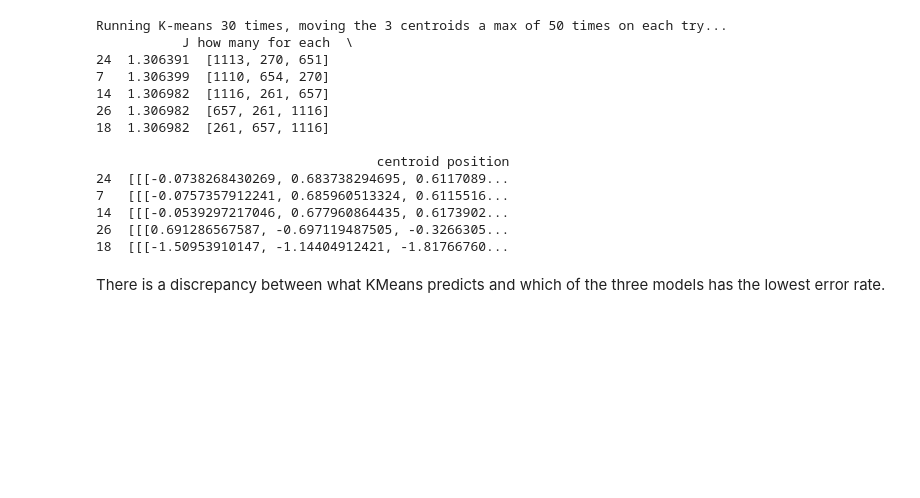
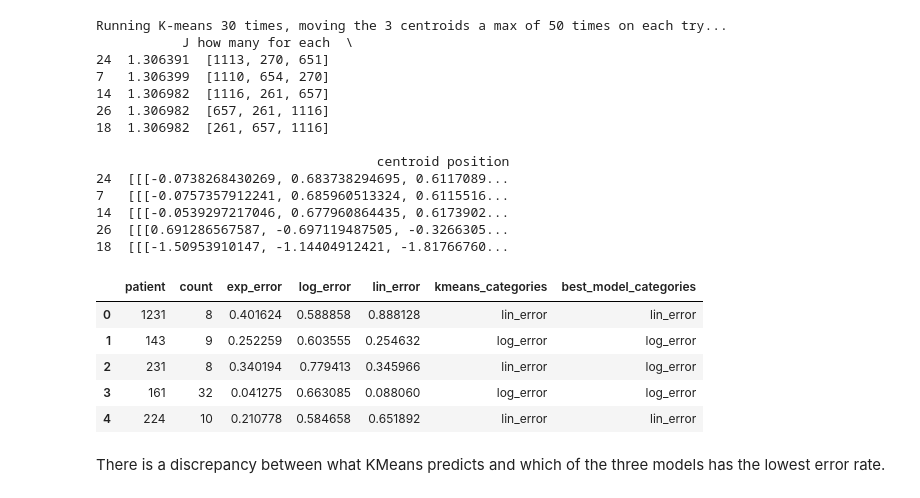
Before and after one commit to aok1425/modeling_funding_curves, a Jupyter notebook: Segmenting profiles by funding pattern.ipynb, the cells around one changed output. Cells and saved outputs as stored; diff of their text form; code cells hidden in the pictures; blank space fills up the shorter version.

```diff
--- a/Segmenting profiles by funding pattern.ipynb
+++ b/Segmenting profiles by funding pattern.ipynb
@@ -252,6 +263,6 @@ df.tail()
 # %%
 import kmeans
-km = kmeans.KMeans(max_iters=50, tries=30)
+km = kmeans.KMeans(max_iters=5, tries=10)
 # %%
 from sklearn import preprocessing
 df_scaled = preprocessing.scale(df.ix[:,'exp_error':'lin_error']) #standardizing the data
@@ -298,11 +309,20 @@ Running K-means 30 times, moving the 3 centroids a max of 50 times on each try..
 18  [[[-1.50953910147, -1.14404912421, -1.81766760...
 # %%
 df['kmeans_categories'] = km.find_centroid_for_each()
-df['kmeans_categories'] = df['kmeans_categories'].map({0:'lin_error', 1:'exp_error', 2:'log_error'})
+df['kmeans_categories'] = df['kmeans_categories'].map({0:'exp_error', 1:'log_error', 2:'lin_error'})
 df['best_model_categories'] = df.ix[:,'exp_error':'lin_error'].idxmax(axis=1)
 
 #note: better off loading the pickle here bc the numbers might not map correctly to the label, as I'm doing random K-Means each time
 #for future work, I could use Naive Bayes to have the number map automatically to the label
+# %%
+df.head()
+# %% [output]
+|  | patient | count | exp_error | log_error | lin_error | kmeans_categories | best_model_categories |
+| 0 | 1231 | 8 | 0.401624 | 0.588858 | 0.888128 | lin_error | lin_error |
+| 1 | 143 | 9 | 0.252259 | 0.603555 | 0.254632 | log_error | log_error |
+| 2 | 231 | 8 | 0.340194 | 0.779413 | 0.345966 | lin_error | log_error |
+| 3 | 161 | 32 | 0.041275 | 0.663085 | 0.088060 | log_error | log_error |
+| 4 | 224 | 10 | 0.210778 | 0.584658 | 0.651892 | lin_error | lin_error |
 # %%
 df = pd.read_pickle('./saved_tables/predicted_curves_for_each_profile.pkl')
 # %% [markdown]
```
Also changed, not shown: parts of 21 cells of this notebook.
